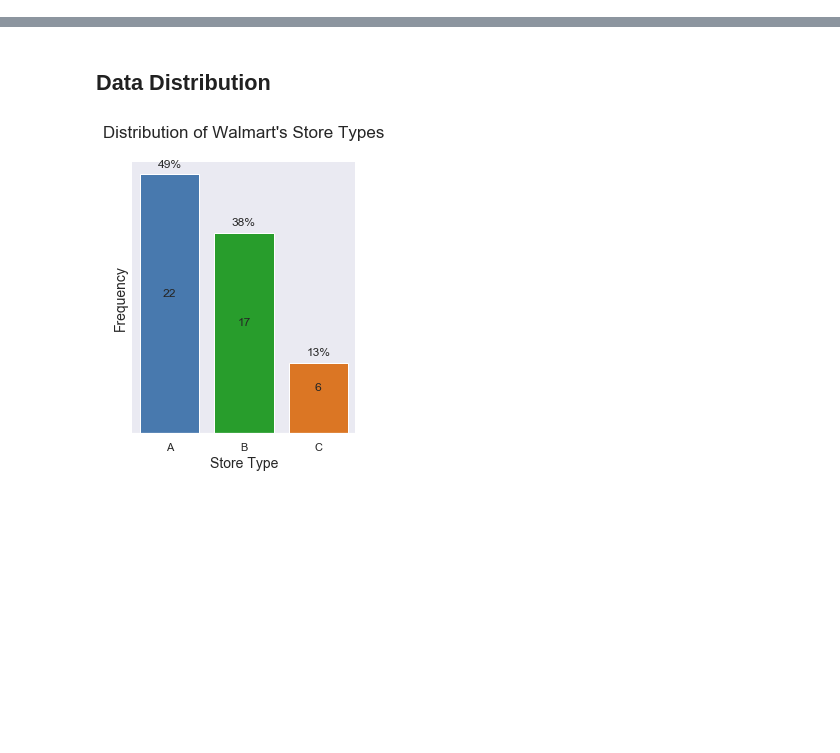
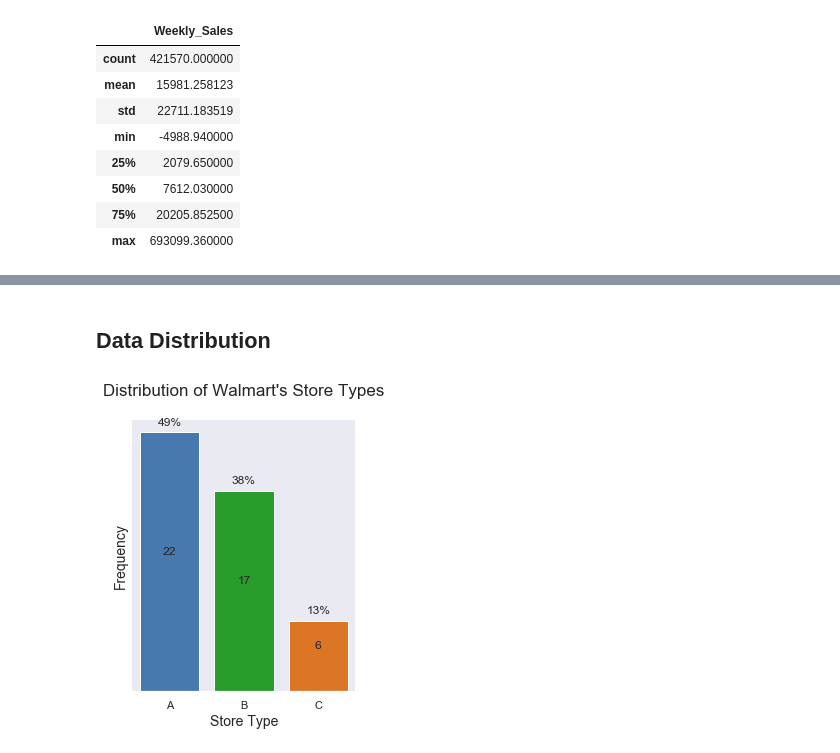
Before and after one commit to Raviknight/walmart_sales, a Jupyter notebook: walmart_eda1.ipynb, the cells around one changed output, grey strips where cells are left out. Cells and saved outputs as stored; diff of their text form; code cells hidden in the pictures; blank space fills up the shorter version.

```diff
--- a/walmart_eda1.ipynb
+++ b/walmart_eda1.ipynb
@@ -25,0 +31,13 @@ features.describe().to_csv('out/stats_features.csv')
+# %%
+# weekly sales by store's department
+sales['Weekly_Sales'].describe().to_frame()
+# %% [output]
+|  | Weekly_Sales |
+| count | 421570.000000 |
+| mean | 15981.258123 |
+| std | 22711.183519 |
+| min | -4988.940000 |
+| 25% | 2079.650000 |
+| 50% | 7612.030000 |
+| 75% | 20205.852500 |
+| max | 693099.360000 |
```
Also changed, not shown: parts of 9 cells of this notebook, 2 other files.
